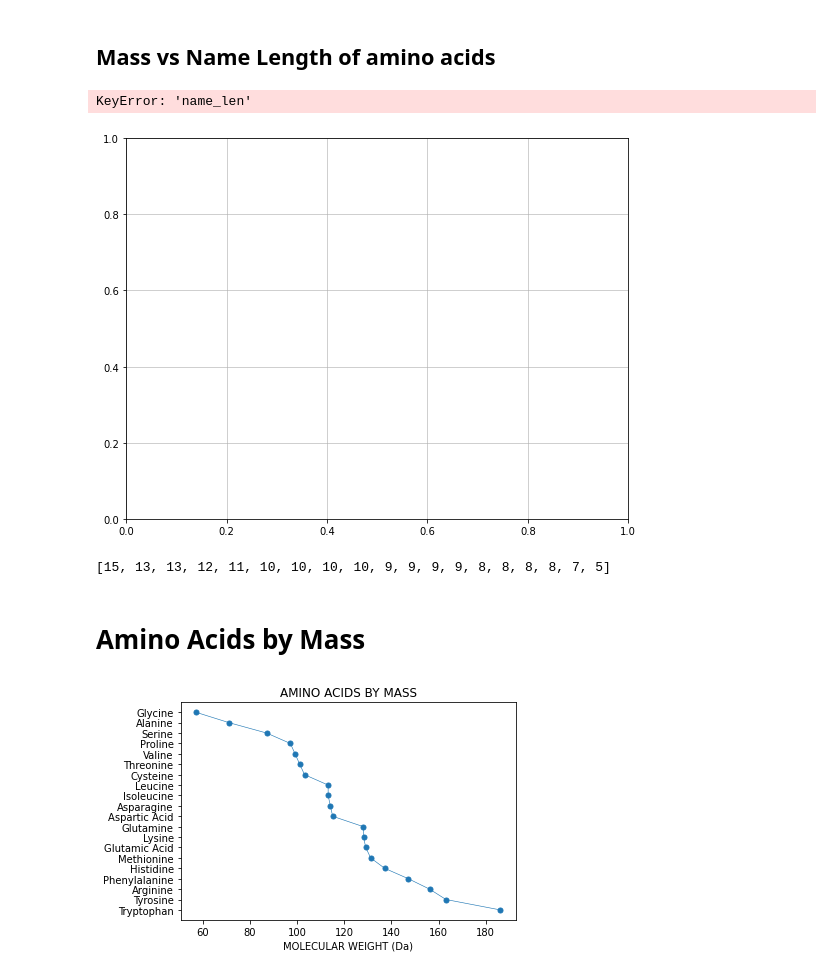
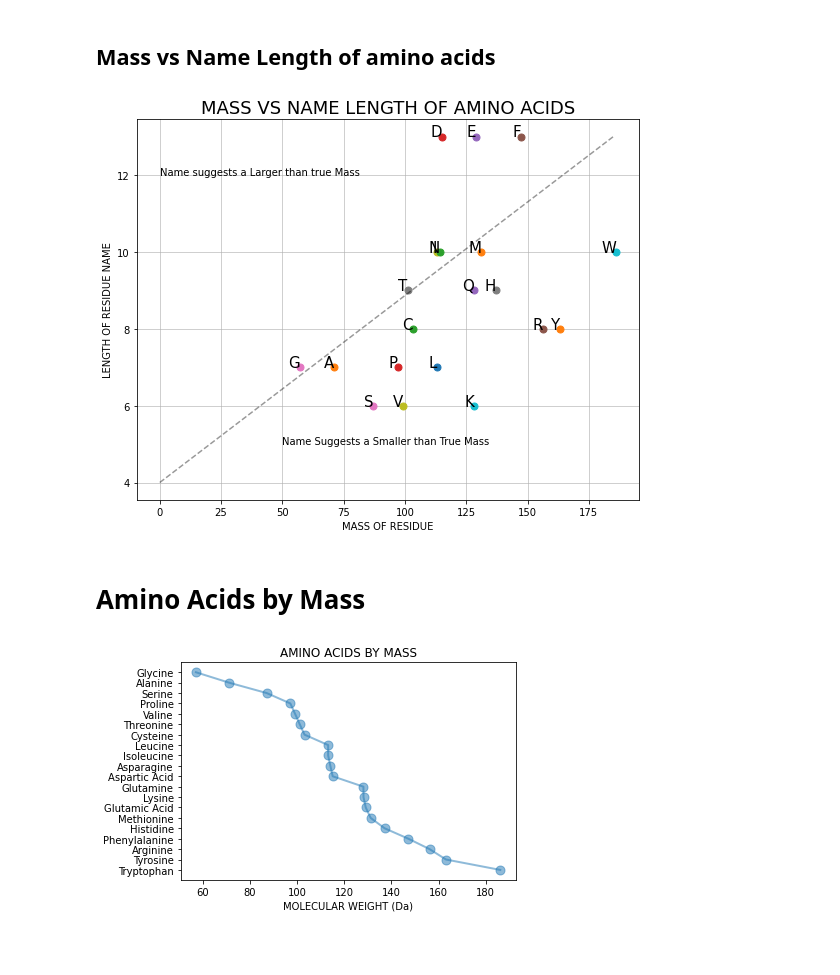
Before and after one commit to jsteinbecker/sars-cov-2, a Jupyter notebook: Data/Structural Biology/Amino Acids/aa.ipynb, the cells around one changed output. Saved outputs shown, nothing was run; the diff lists cells and outputs as text; code cells hidden in the pictures; blank space fills up the shorter version.

```diff
--- a/Data/Structural Biology/Amino Acids/aa.ipynb
+++ b/Data/Structural Biology/Amino Acids/aa.ipynb
@@ -13,5 +15,9 @@ print(list(df.columns))
 # %%
-df['name_len'] = [len(x) for x in df['full name']]
-mass = df['average mass']
-df
+df['nlen'] = [len(x) for x in df['full name']]
+mass = df['mass']
+df1 = df.style.format({
+   "mass": "{:.1f} Da"
+}).background_gradient(subset=['nlen'],cmap='viridis')
+dfi.export(df1,"DF1.png")
+df1
 # %% [output]
@@ -34,0 +46,8 @@ df
+# %%
+df['ct_C'] = (df.composition.str.extract("(C\d*)"))
+df['ct_O'] = (df.composition.str.extract("(O\d*)"))
+df['ct_N'] = (df.composition.str.extract("(N\d*)"))
+df['ct_H'] = (df.composition.str.extract("(H\d*)"))
+df['rank'] = df['mass'].rank(ascending=False)
+df2 = df.style.background_gradient(subset=['rank'],cmap='copper').format({"rank":"{:g}","mass": "{:.1f} Da"})
+df2
@@ -35,3 +78,3 @@ df
 # %%
-xyline = np.linspace(min(df.name_len),max(df.name_len),int(max(mass)))
+xyline = np.linspace(min(df.nlen),max(df.nlen),int(max(mass)))
 # xyline is a line that bisects the xy plane across the x=y coords
@@ -70,23 +86,22 @@ With the provided dataset, draw a correlation that has no use or causal relation
 # %%
 
 plt.figure(figsize=(9,7))
 plt.grid(linewidth = 0.6)
 # plt.scatter(mass,nlen, c=df["letter"])
-groups = df.groupby("letter")
+groups = df.groupby("id")
 for name, group in groups:
-    plt.plot(group["average mass"],group["name_len"], marker="o", linestyle="", label=name,markersize=4)
-    plt.annotate(name,(group["average mass"],group["name_len"]),fontsize=15,ha='right')
+    plt.plot(group["mass"],group["nlen"], marker="o", linestyle="", label=name,markersize=7)
+    plt.annotate(name,(group["mass"],group["nlen"]),fontsize=15,ha='right')
 # for x,y in zip(df["average mass"],df["nlen"]):
 #    label = f'{df["letter"]}'
 #    plt.annotate(label,(df['average mass'],df['nlen']))
 #plt.legend()
 plt.plot(xyline,linestyle='--',color='black',alpha=0.4)
 plt.xlabel('MASS OF RESIDUE')
 plt.ylabel('LENGTH OF RESIDUE NAME')
 plt.annotate('Name Suggests a Smaller than True Mass',(50,5))
 plt.annotate('Name suggests a Larger than true Mass',(0,12))
 plt.title('MASS VS NAME LENGTH OF AMINO ACIDS',fontsize=18)
 plt.show()
 # %% [output]
-KeyError: 'name_len'
-[figure, old version]
+[figure, new version]
@@ -98,15 +108,10 @@ df['sulp'] = df['composition'].str.findall('S\d*\d*')
-# %%
-avg = [int(x/12) for x in df['average mass'][0:19]]
-avg
-# %% [output]
-[15, 13, 13, 12, 11, 10, 10, 10, 10, 9, 9, 9, 9, 8, 8, 8, 8, 7, 5]
 # %% [markdown]
 # Amino Acids by Mass
 # %%
-plt.plot(df['average mass'],df['full name'],marker = 'o',markersize = 5,linewidth=0.6)
-   # help~ variable marker size?
+plt.plot(df['mass'],df['full name'],marker = 'o',markersize = 9,linewidth=2 ,alpha=0.5)
+
 plt.xlabel("MOLECULAR WEIGHT (Da)")
 plt.title("AMINO ACIDS BY MASS")
 plt.show()
 # %% [output]
-[figure, old version]
+[figure, new version]
```
Also changed, not shown: parts of 9 cells of this notebook, 5 other files.
